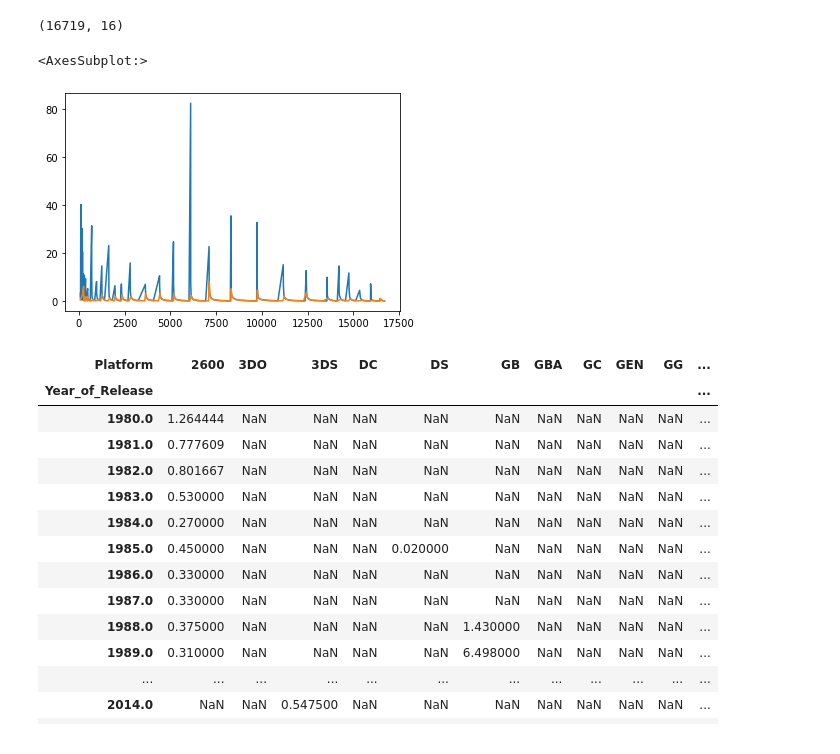
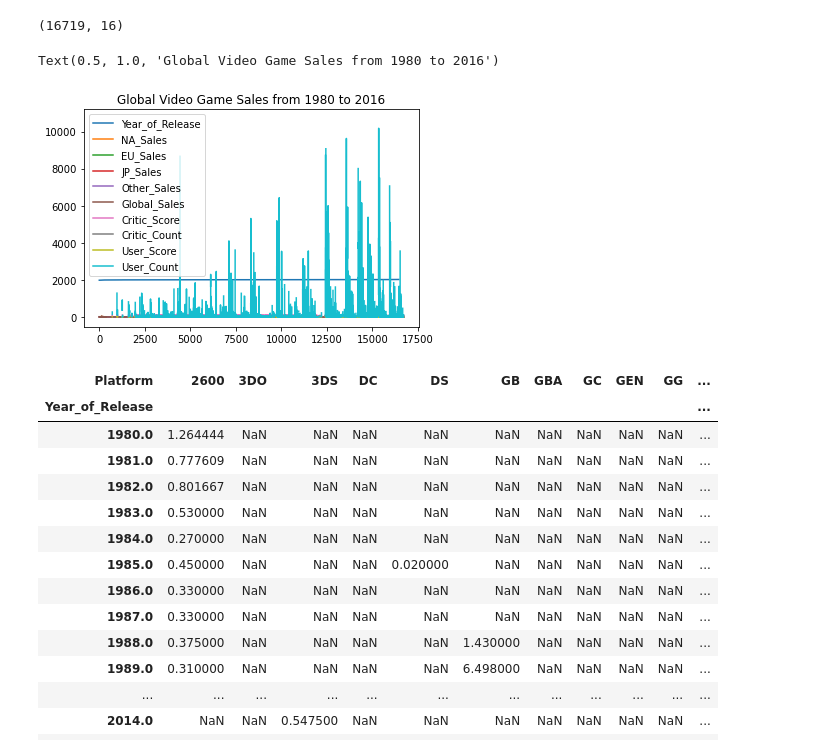
Before and after one commit to banananuggets21/cs103a-cpa01, a Jupyter notebook: cpa01.ipynb, the cells around one changed output. Saved outputs shown, nothing was run; the diff lists cells and outputs as text; code cells hidden in the pictures.

```diff
--- a/cpa01.ipynb
+++ b/cpa01.ipynb
@@ -15,14 +30,12 @@ df = pd.read_csv('Video_Games_Sales_as_at_22_Dec_2016.csv')
 df.shape
 # %% [output]
 (16719, 16)
-# %%
-df2 = df[df['Publisher']=='Nintendo']
-df3 = df[df['Publisher']=='Sega']
-df2['Global_Sales'].plot()
-df3['Global_Sales'].plot()
-# %% [output]
-<AxesSubplot:>
-[figure, removed]
+# %%
+df.plot()
+plt.title('Global Video Game Sales from 1980 to 2016')
+# %% [output]
+Text(0.5, 1.0, 'Global Video Game Sales from 1980 to 2016')
+[figure, added]
 # %%
 column = 'Global_Sales'
 
```
Also changed, not shown: parts of 2 cells of this notebook.
